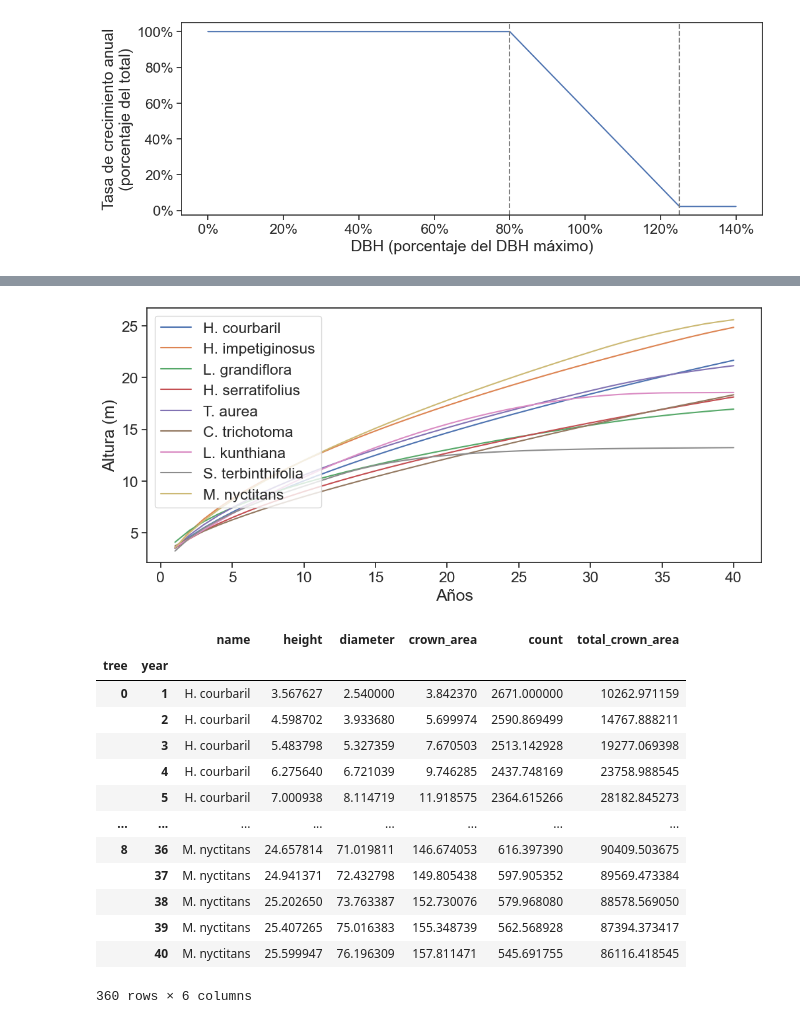
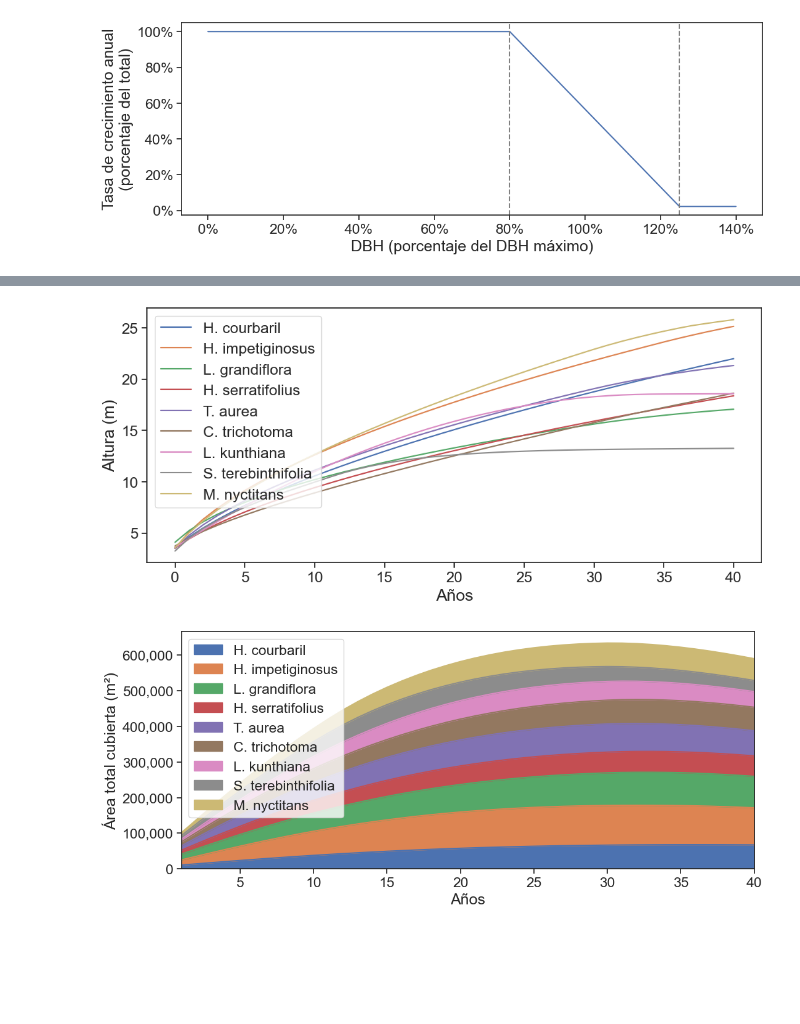
Before and after one commit to RodolfoFigueroa/belo_horizonte, a Jupyter notebook: trees.ipynb, the cells around one changed output, grey strips where cells are left out. Drawn from its saved outputs; the diff is of its cells as text; code cells hidden in the pictures; blank space fills up the shorter version.

```diff
--- a/trees.ipynb
+++ b/trees.ipynb
@@ -98,37 +130,35 @@ sns.set_theme(style="ticks", font_scale=1.5)
 fig, ax = plt.subplots(figsize=(12, 5))
 
 for i in range(NUM_TREES):
-    ax.plot(range(1, 41), df_attributes.xs(key=i, level="tree")["height"], label=TREE_NAMES[i])
+    ax.plot(
+        range(41),
+        df_attributes.xs(key=i, level="tree")["height"],
+        label=TREE_NAMES[i],
+    )
 
 ax.set_xlabel("Años")
 ax.set_ylabel("Altura (m)")
 ax.legend()
 fig.savefig(figure_path / "height_over_time.jpg", dpi=300, bbox_inches="tight")
 # %% [output]
-[figure, old version]
+[figure, new version]
-# %%
-df_attributes
-# %% [output]
-|  |  | name | height | diameter | crown_area | count | total_crown_area |
-| tree | year |  |  |  |  |  |  |
-| 0 | 1 | H. courbaril | 3.567627 | 2.540000 | 3.842370 | 2671.000000 | 10262.971159 |
-|  | 2 | H. courbaril | 4.598702 | 3.933680 | 5.699974 | 2590.869499 | 14767.888211 |
-|  | 3 | H. courbaril | 5.483798 | 5.327359 | 7.670503 | 2513.142928 | 19277.069398 |
-|  | 4 | H. courbaril | 6.275640 | 6.721039 | 9.746285 | 2437.748169 | 23758.988545 |
-|  | 5 | H. courbaril | 7.000938 | 8.114719 | 11.918575 | 2364.615266 | 28182.845273 |
-| ... | ... | ... | ... | ... | ... | ... | ... |
-| 8 | 36 | M. nyctitans | 24.657814 | 71.019811 | 146.674053 | 616.397390 | 90409.503675 |
-|  | 37 | M. nyctitans | 24.941371 | 72.432798 | 149.805438 | 597.905352 | 89569.473384 |
-|  | 38 | M. nyctitans | 25.202650 | 73.763387 | 152.730076 | 579.968080 | 88578.569050 |
-|  | 39 | M. nyctitans | 25.407265 | 75.016383 | 155.348739 | 562.568928 | 87394.373417 |
-|  | 40 | M. nyctitans | 25.599947 | 76.196309 | 157.811471 | 545.691755 | 86116.418545 |
-360 rows × 6 columns
 # %%
 sns.set_theme(style="ticks", font_scale=1.5)
+
 fig, ax = plt.subplots(figsize=(12, 5))
-all_crown_areas.plot.area(ax=ax)
+df_attributes.reset_index().pivot_table(
+    index="year",
+    columns="name",
+    values="total_crown_area",
+)[TREE_NAMES].plot.area(ax=ax)
+
 ax.set_xlim(1, 40)
 ax.set_xlabel("Años")
 ax.set_ylabel("Área total cubierta (m²)")
 ax.yaxis.set_major_formatter(ticker.StrMethodFormatter("{x:,.0f}"))
+
+ax.legend().set_title("")
+
 fig.savefig(figure_path / "crown_area_over_time.jpg", dpi=300, bbox_inches="tight")
+# %% [output]
+[figure, added]
```
Also changed, not shown: parts of 18 cells of this notebook, 3 other files.
